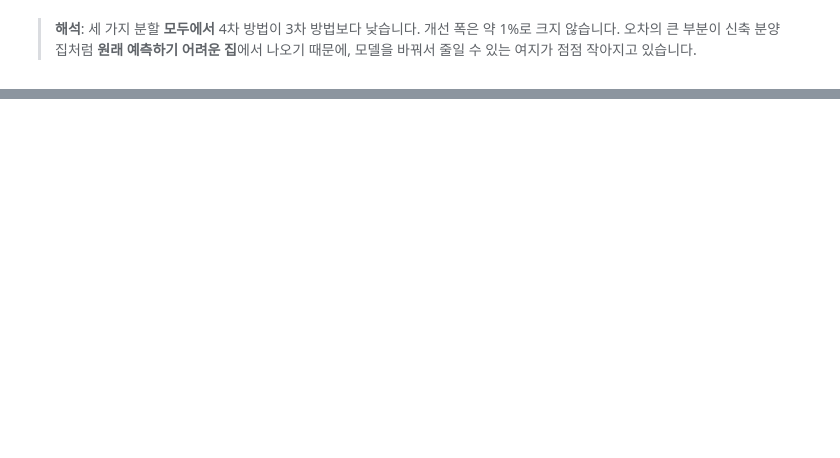
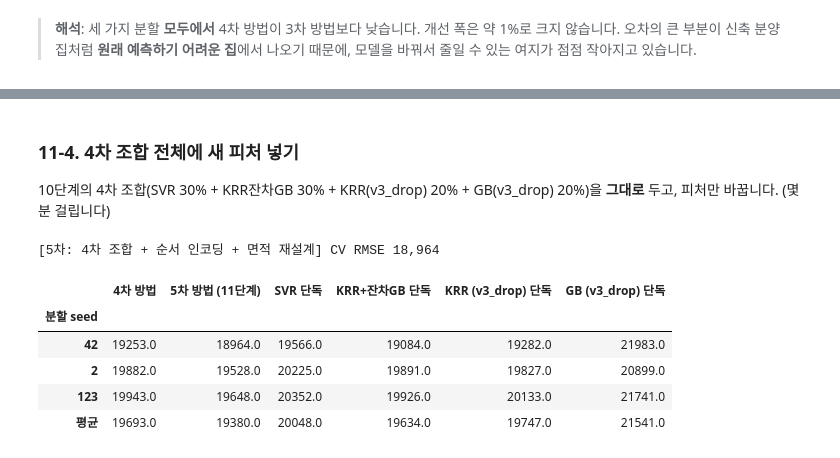
Before and after one commit to killua03400-coder/02.-EDA-Basic, a Jupyter notebook: 필수 머신러닝/modulabs-di/HousePrices_RMSE_개선.ipynb, the cells around one changed output, grey strips where cells are left out. Saved outputs shown, nothing was run; the diff lists cells and outputs as text; code cells hidden in the pictures; blank space fills up the shorter version.

```diff
--- a/필수 머신러닝/modulabs-di/HousePrices_RMSE_개선.ipynb
+++ b/필수 머신러닝/modulabs-di/HousePrices_RMSE_개선.ipynb
@@ -1281,0 +1378,17 @@ GB (v3_drop): 학습에서 뺀 집 18채, 비율 0.2
+# %%
+steps_list = [("v3 (4차 피처)", set()), ("+ 순서 인코딩 1차", {"ord1"}),
+              ("+ 순서 인코딩 2차", {"ord1", "ord2"}), ("+ 면적 재설계", {"ord1", "ord2", "area"})]
+feat_rows = []
+for label, steps in steps_list:
+    Xf = add_features(X3, steps); Xfd = Xf.drop(columns=DROP_COLS)
+    linf, _ = make_preprocessors(Xf); linfd, _ = make_preprocessors(Xfd)
+    row = {"피처": label, "피처 수": Xf.shape[1]}
+    for mname, Xv, mk, cX, cl, clean, wpow in [
+        ("SVR", Xf, lambda: make_pipeline(linf(RobustScaler), SVR(C=best_svr_C, gamma=best_svr_g, epsilon=0.01)), X3, lin3, 3.5, 0.0),
+        ("KRR(v3_drop)", Xfd, lambda: make_pipeline(linfd(), KernelRidge(alpha=0.1, kernel="polynomial", degree=2, coef0=2.5)), X3d, lin3d, 3.0, 0.5)]:
+        r = [rmse_d(cv_clean_base(mk, Xv, cX, cl, clean, wpow, s)) for s in [42, 2, 123]]
+        row[f"{mname} 평균"] = round(np.mean(r))
+        row[f"{mname} 분할별"] = " / ".join(f"{x:,.0f}" for x in r)
+    feat_rows.append(row)
+feat_table = pd.DataFrame(feat_rows)
+feat_table
@@ -1281,0 +1420,40 @@ GB (v3_drop): 학습에서 뺀 집 18채, 비율 0.2
+# %% [markdown]
+### 11-4. 4차 조합 전체에 새 피처 넣기
+
+10단계의 4차 조합(SVR 30% + KRR잔차GB 30% + KRR(v3_drop) 20% + GB(v3_drop) 20%)을 **그대로** 두고, 피처만 바꿉니다. (몇 분 걸립니다)
+# %%
+STEPS11 = {"ord1", "ord2", "area"}
+X11, X11_test = add_features(X3, STEPS11), add_features(X3_test, STEPS11)
+X11d, X11d_test = X11.drop(columns=DROP_COLS), X11_test.drop(columns=DROP_COLS)
+lin11, tree11 = make_preprocessors(X11)
+lin11d, tree11d = make_preprocessors(X11d)
+
+models11 = {   # 이름: (X, X_test, 이상치 판단용 X, 이상치 판단용 전처리, 모델, 기준, 가중치 지수)
+    "SVR":           (X11,  X11_test,  X3,  lin3,  lambda: make_pipeline(lin11(RobustScaler), SVR(C=best_svr_C, gamma=best_svr_g, epsilon=0.01)), 3.5, 0.0),
+    "KRR+잔차GB":    (X11,  X11_test,  X3,  lin3,  lambda: NoWeight(KRRPlusResidualGB(
+                         make_pipeline(lin11(), KernelRidge(alpha=0.1, kernel="polynomial", degree=2, coef0=2.5)),
+                         make_pipeline(tree11(), GradientBoostingRegressor(n_estimators=300, learning_rate=0.01, max_depth=3, subsample=0.7,
+                                       max_features="sqrt", min_samples_leaf=10, loss="huber", random_state=42)))), 3.0, 0.0),
+    "KRR (v3_drop)": (X11d, X11d_test, X3d, lin3d, lambda: make_pipeline(lin11d(), KernelRidge(alpha=0.1, kernel="polynomial", degree=2, coef0=2.5)), 3.0, 0.5),
+    "GB (v3_drop)":  (X11d, X11d_test, X3d, lin3d, lambda: make_pipeline(tree11d(), GradientBoostingRegressor(n_estimators=4000, learning_rate=0.01, max_depth=3,
+                         subsample=0.7, max_features="sqrt", min_samples_leaf=5, loss="huber", random_state=42)), 3.0, 0.0),
+}
+
+rows11 = []
+for i, seed in enumerate([42, 2, 123]):
+    oof11 = {n: cv_clean_base(mk, X, cX, cl, clean, wpow, seed) for n, (X, _, cX, cl, mk, clean, wpow) in models11.items()}
+    rows11.append({"분할 seed": seed, "4차 방법": table4["4차 방법"].iloc[i],
+                   "5차 방법 (11단계)": round(rmse_d(sum(W4[n] * oof11[n] for n in W4))),
+                   **{f"{n} 단독": round(rmse_d(oof11[n])) for n in oof11}})
+table11 = pd.DataFrame(rows11).set_index("분할 seed")
+table11.loc["평균"] = table11.mean().round()
+record("5차: 4차 조합 + 순서 인코딩 + 면적 재설계", table11["5차 방법 (11단계)"].iloc[0])
+table11
+# %% [output]
+[5차: 4차 조합 + 순서 인코딩 + 면적 재설계] CV RMSE 18,964
+|  | 4차 방법 | 5차 방법 (11단계) | SVR 단독 | KRR+잔차GB 단독 | KRR (v3_drop) 단독 | GB (v3_drop) 단독 |
+| 분할 seed |  |  |  |  |  |  |
+| 42 | 19253.0 | 18964.0 | 19566.0 | 19084.0 | 19282.0 | 21983.0 |
+| 2 | 19882.0 | 19528.0 | 20225.0 | 19891.0 | 19827.0 | 20899.0 |
+| 123 | 19943.0 | 19648.0 | 20352.0 | 19926.0 | 20133.0 | 21741.0 |
+| 평균 | 19693.0 | 19380.0 | 20048.0 | 19634.0 | 19747.0 | 21541.0 |
```
Also changed, not shown: parts of 26 cells of this notebook, 1 other file.
